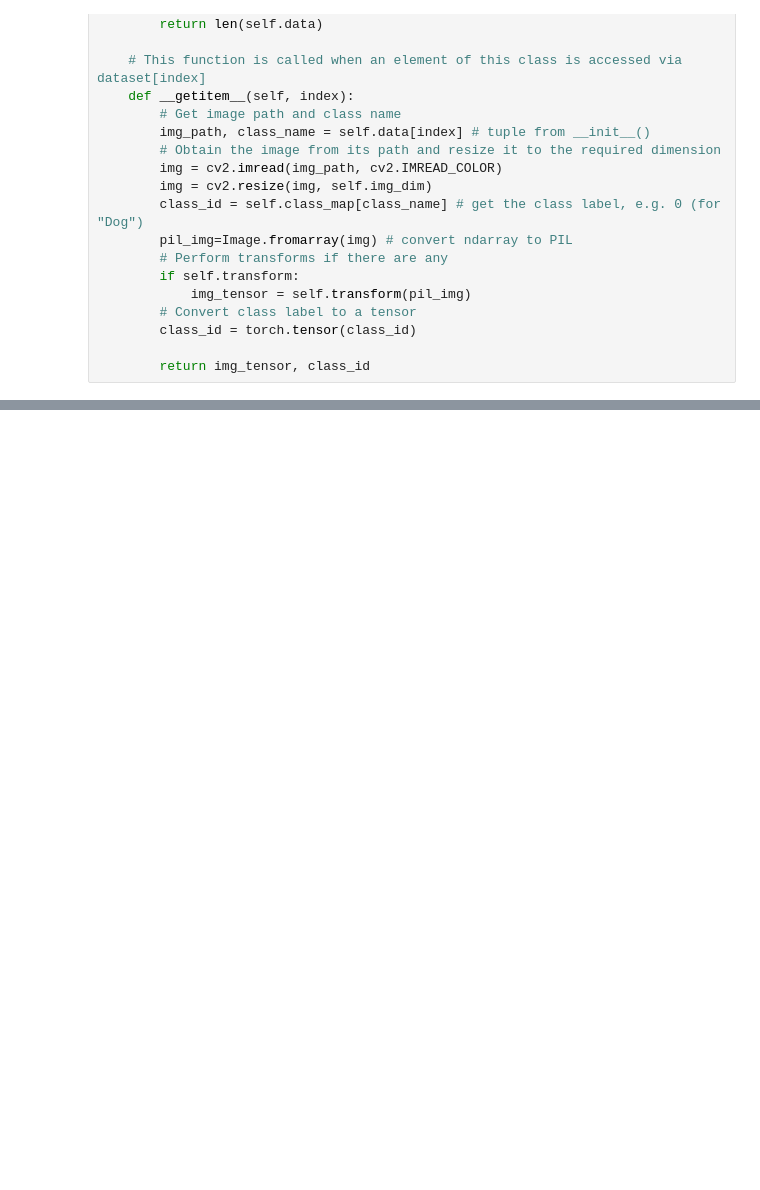
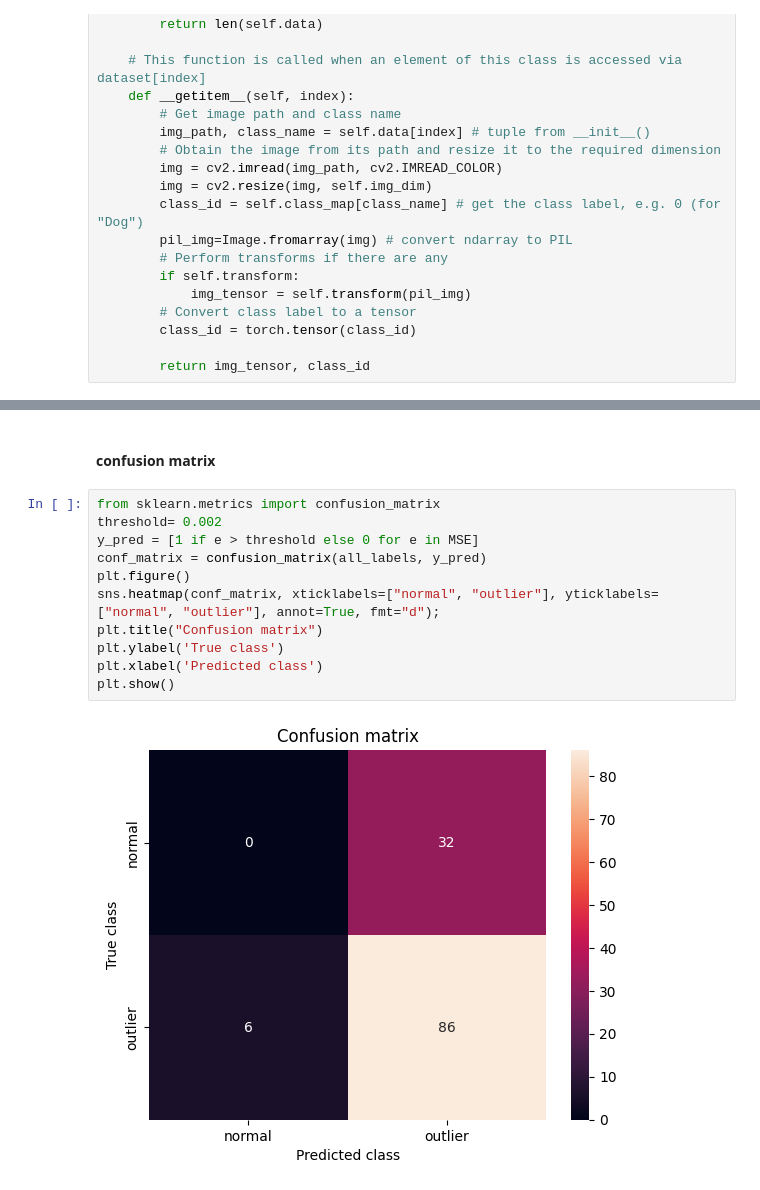
Before and after one commit to shkwo-n/Leather-Anomaly-Detection-CV, a Jupyter notebook: MVTEC.ipynb, the cells around one changed output, grey strips where cells are left out. Cells and saved outputs as stored; diff of their text form; blank space fills up the shorter version.

```diff
--- a/MVTEC.ipynb
+++ b/MVTEC.ipynb
@@ -166,0 +365,15 @@ plt.show()
+# %% [markdown]
+#### confusion matrix
+# %%
+from sklearn.metrics import confusion_matrix
+threshold= 0.002
+y_pred = [1 if e > threshold else 0 for e in MSE]
+conf_matrix = confusion_matrix(all_labels, y_pred)
+plt.figure()
+sns.heatmap(conf_matrix, xticklabels=["normal", "outlier"], yticklabels=["normal", "outlier"], annot=True, fmt="d");
+plt.title("Confusion matrix")
+plt.ylabel('True class')
+plt.xlabel('Predicted class')
+plt.show()
+# %% [output]
+[figure, added]
```
Also changed, not shown: parts of 20 cells of this notebook.
